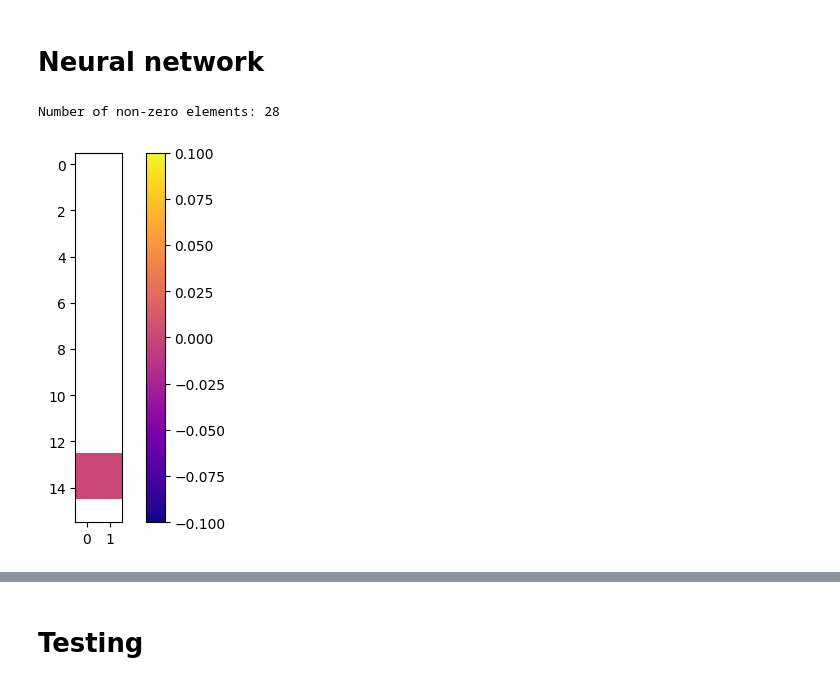
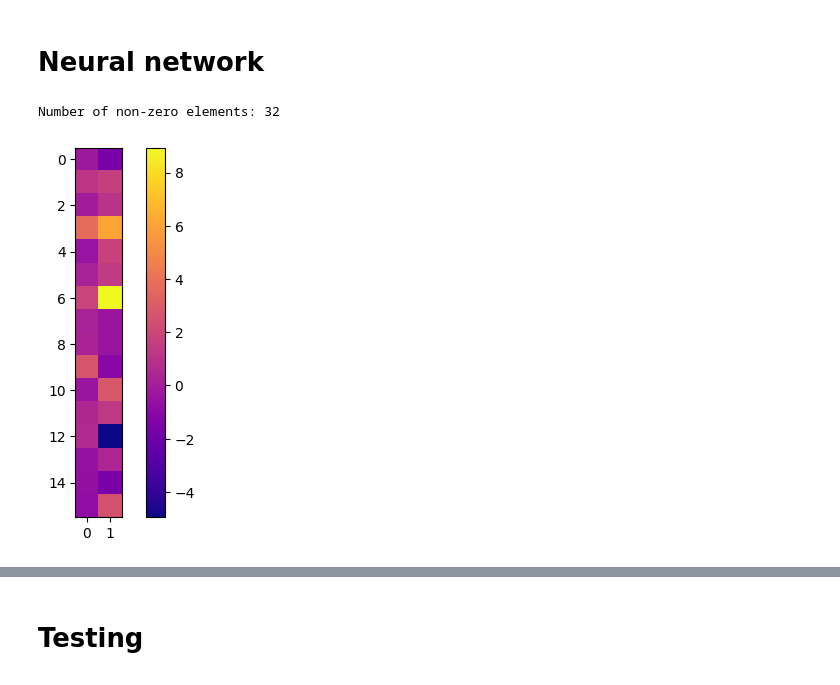
Before and after one commit to applevitya/lab, a Jupyter notebook: neuro_spike/simple_learning_model.ipynb, the cells around one changed output, grey strips where cells are left out. Drawn from its saved outputs; the diff is of its cells as text; code cells hidden in the pictures.

```diff
--- a/neuro_spike/simple_learning_model.ipynb
+++ b/neuro_spike/simple_learning_model.ipynb
@@ -222,7 +222,7 @@ def threshold(train):
 out_pixels = 2 # numbers of output neurons
 
 #time series
-T = 200 #ms
+T = 100 #ms
 dt = 0.1
 time = np.arange(0,T+dt,dt)
 
@@ -247,9 +247,9 @@ for i in range(out_pixels):
 def rl(t):
 
 	if t>=0:
-		return -0*np.exp(-float(t)/2)
+		return -1*np.exp(-float(t)/2)
 	if t<0:
-		return 0*np.exp(float(t)/2)
+		return 1*np.exp(float(t)/2)
 
 
 #STDP weight update rule
@@ -291,42 +291,40 @@ for t in range(len(time)):
         neu.vprev = v
 
     for i in range(x_pixel*x_pixel):
-      for t1 in range(-1,50,-1):
+      for t1 in range(-1,-50,-1):
         if 0<= t+t1<len(time):
           if in_spikes[i][t+t1]==1 and out_spikes[j][t] == 1:
             W[i][j] = update(W[i][j],t1)
       for t1 in range(1,50,1):
         if 0<= t+t1<len(time):
           if in_spikes[i][t+t1]==1 and out_spikes[j][t] == 1:
             W[i][j] = update(W[i][j],t1)
   for j,neu in enumerate(out_neurons):
     if out_spikes[j][t] != 1:
       neu.vprev = neu.v_base
 
 
 
 
 W_old = read_dataset()
 def count_non_zero(arr):
     count = 0
     for i in range(len(arr)):
         for j in range(len(arr[0])):
             if arr[i][j] != 0:
                 count += 1
     return count
 
 
 print("Number of non-zero elements:", count_non_zero(W_old-W))
 
 data = W_old-W
 plt.imshow(data, cmap='plasma')
 plt.colorbar()
-
-
 plt.show()
 # %% [output]
-Number of non-zero elements: 28
+Number of non-zero elements: 32
-[figure, old version]
+[figure, new version]
 # %%
 spikes_graph(in_spikes)
 spikes_graph(out_spikes)
```
Also changed, not shown: parts of 1 cell of this notebook, 6 other files.
